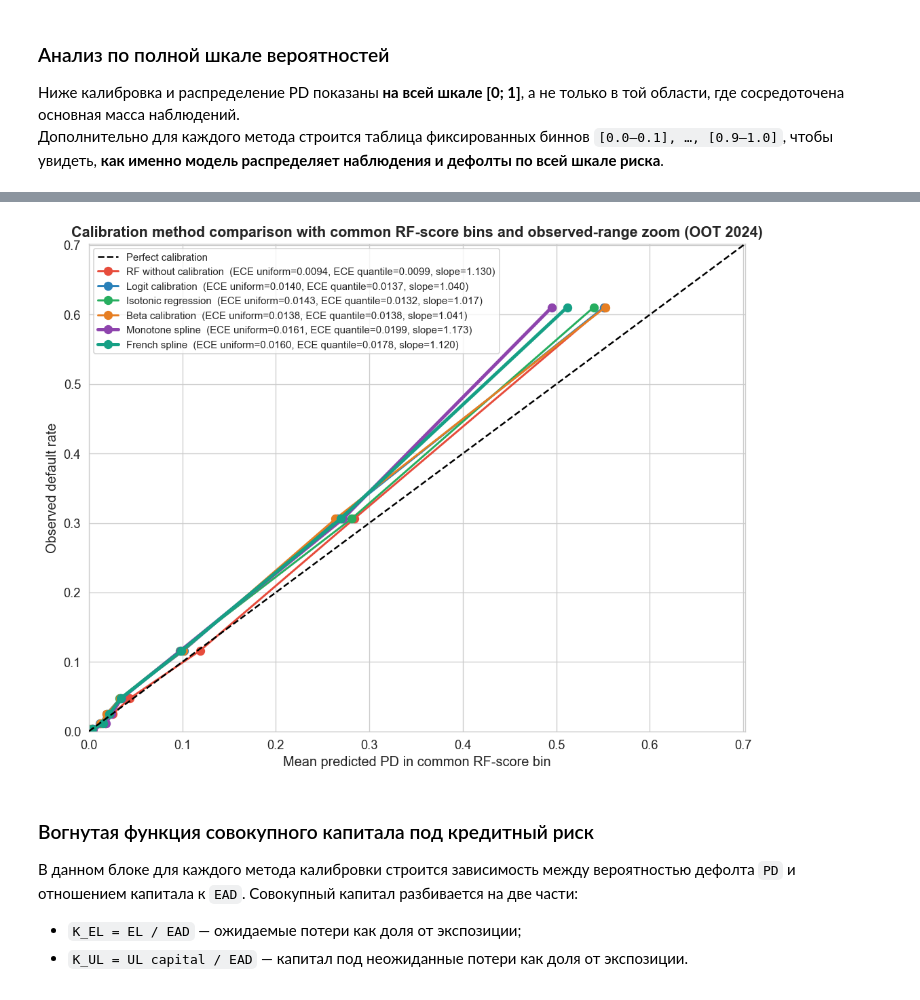
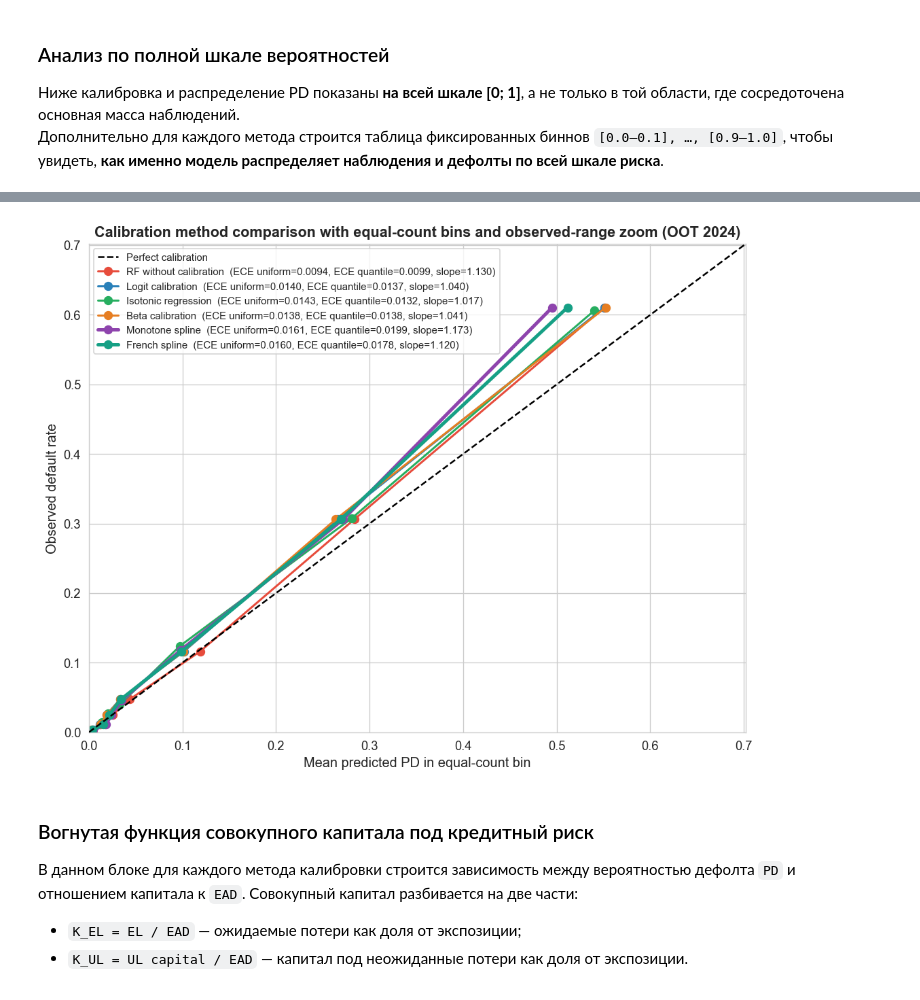
Before and after one commit to ddudenko275-boop/ColebrationTedo, a Jupyter notebook: notebooks/pd_calibration.ipynb, the cells around one changed output, grey strips where cells are left out. Drawn from its saved outputs; the diff is of its cells as text; code cells hidden in the pictures.

Commit message:
Revert "Compare calibration plots on common score bins"
This reverts commit 3ee3f7c67b15b6ca5859875610fbe4ffdbd8ddce.

```diff
--- a/notebooks/pd_calibration.ipynb
+++ b/notebooks/pd_calibration.ipynb
@@ -2094,7 +2094,6 @@ for i, (name, probs) in enumerate(all_methods.items()):
         n_bins=10,
         strategy="ordinal",
         min_count=MIN_RELIABILITY_BIN_N,
-        sort_by=scores_test,
     )
     plot_table = curve_table.loc[~curve_table["is_sparse"]].copy()
     m = summary_metrics(y_test.values, probs)
@@ -2139,7 +2138,7 @@ for i, (name, probs) in enumerate(all_methods.items()):
         f'Slope={m["cal_slope"]:.3f} | HL p={m["hl_p_value"]:.3f}'
     )
     ax.set_title(f"{name}\n{subtitle}", fontsize=10)
-    ax.set_xlabel("Mean predicted PD in common RF-score bin")
+    ax.set_xlabel("Mean predicted PD in equal-count bin")
     ax.set_ylabel("Observed default rate")
     x_max = max(0.15, float(np.nanmax(plot_table["avg_pd"])) * 1.15)
     y_max = max(0.15, float(np.nanmax(plot_table["default_rate"])) * 1.15)
@@ -2151,14 +2150,14 @@ for j in range(i + 1, len(axes)):
     axes[j].axis("off")
 
 plt.suptitle(
-    "Reliability diagrams with common RF-score bins and observed-range zoom (OOT 2024)",
+    "Reliability diagrams with equal-count bins and observed-range zoom (OOT 2024)",
     fontsize=13,
     fontweight="bold",
 )
 plt.tight_layout()
 plt.show()
 
-print("Fixed-bin diagnostics on the full [0, 1] scale. Reliability curves above use common RF-score bins for fair method comparison:")
+print("Fixed-bin diagnostics on the full [0, 1] scale. This table is for tail diagnostics, not for the connected reliability curve:")
 for name, probs in all_methods.items():
     print()
     print("=" * 90)
@@ -2195,37 +2194,36 @@ ax.plot([0, 1], [0, 1], "k--", lw=1.5, label="Perfect calibration", zorder=5)
 
 for (name, probs), color in zip(all_methods.items(), COLORS):
     curve_table = calibration_bin_table(
         y_test.values,
         probs,
         n_bins=10,
         strategy="ordinal",
         min_count=MIN_RELIABILITY_BIN_N,
-        sort_by=scores_test,
     )
     plot_table = curve_table.loc[~curve_table["is_sparse"]].copy()
     m = summary_metrics(y_test.values, probs)
     lw = 3.0 if "spline" in name.lower() else 1.8
     label = f"{name}  (ECE uniform={m['ece_uniform']:.4f}, ECE quantile={m['ece_quantile']:.4f}, slope={m['cal_slope']:.3f})"
     ax.plot(plot_table["avg_pd"], plot_table["default_rate"], "o-", color=color, lw=lw, ms=7, label=label)
 
 all_curve_pd = []
 all_curve_dr = []
 for probs in all_methods.values():
     tmp = calibration_bin_table(y_test.values, probs, n_bins=10, strategy="ordinal", min_count=MIN_RELIABILITY_BIN_N)
     tmp = tmp.loc[~tmp["is_sparse"]]
     all_curve_pd.extend(tmp["avg_pd"].tolist())
     all_curve_dr.extend(tmp["default_rate"].tolist())
 axis_max = min(1.0, max(0.15, np.nanmax(all_curve_pd) * 1.15, np.nanmax(all_curve_dr) * 1.15))
 ax.set_xlim(0, axis_max)
 ax.set_ylim(0, axis_max)
-ax.set_xlabel("Mean predicted PD in common RF-score bin", fontsize=12)
+ax.set_xlabel("Mean predicted PD in equal-count bin", fontsize=12)
 ax.set_ylabel("Observed default rate", fontsize=12)
-ax.set_title("Calibration method comparison with common RF-score bins and observed-range zoom (OOT 2024)", fontsize=13, fontweight="bold")
+ax.set_title("Calibration method comparison with equal-count bins and observed-range zoom (OOT 2024)", fontsize=13, fontweight="bold")
 ax.legend(loc="upper left", fontsize=9)
 plt.tight_layout()
 plt.show()
 # %% [output]
-[figure, old version]
+[figure, new version]
 # %% [markdown]
 ### Вогнутая функция совокупного капитала под кредитный риск
 
```
Also changed, not shown: parts of 3 cells of this notebook, 2 other files.
